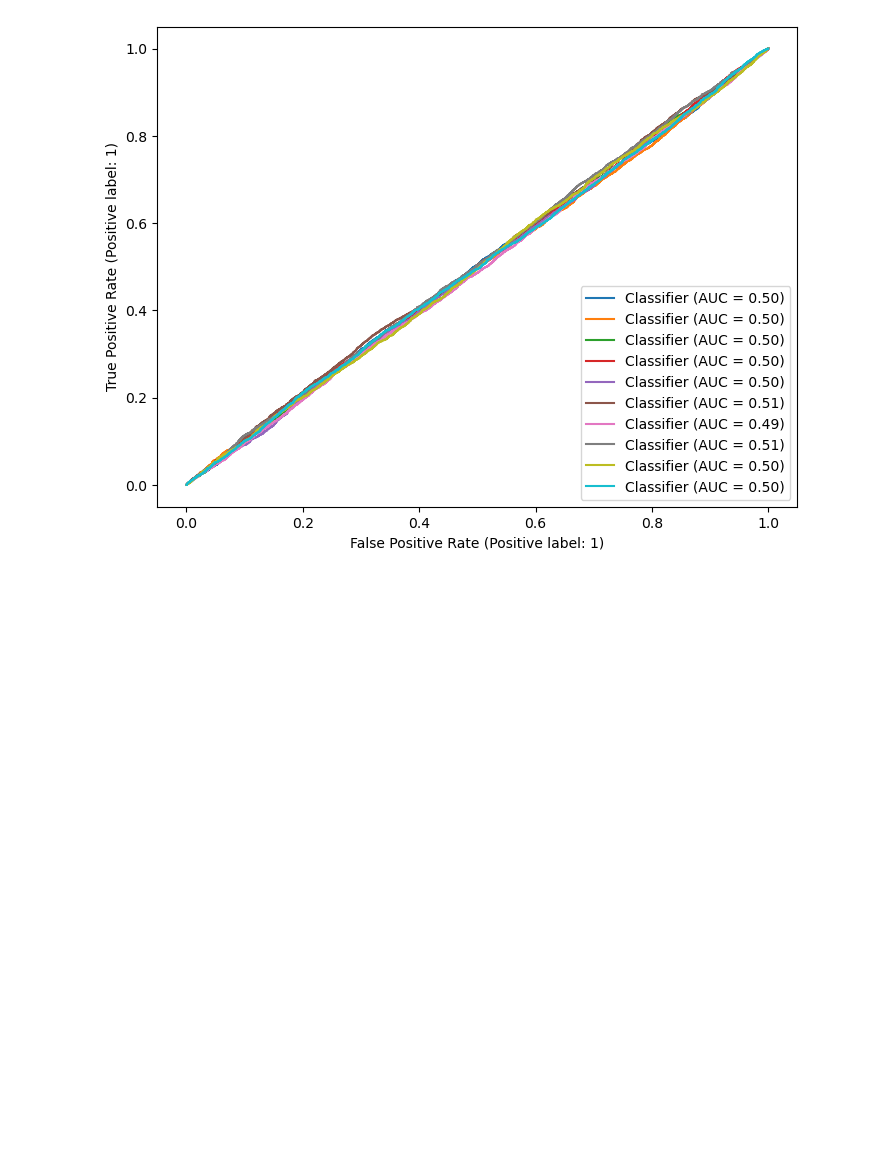
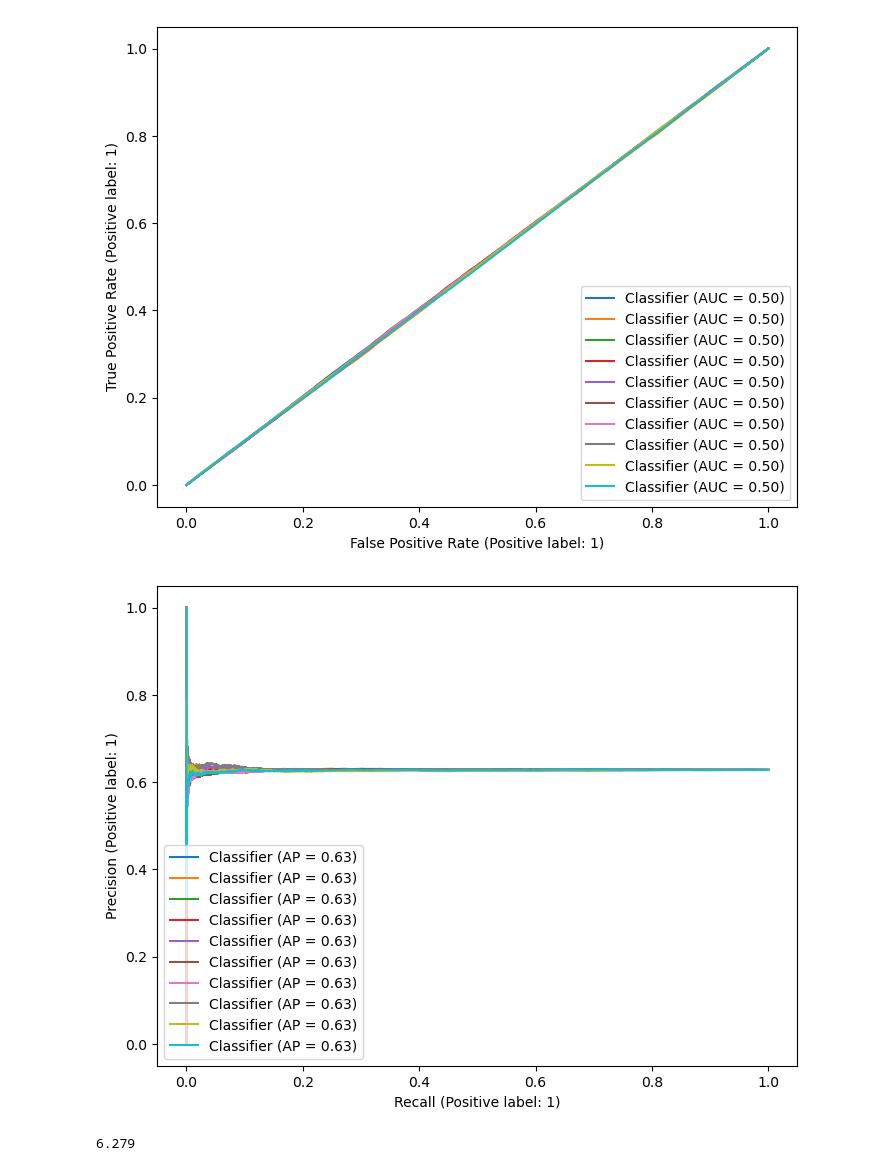
Before and after one commit to meenakshsundaram/AIML, a Jupyter notebook: RandomClassifier/randomclassifier.ipynb, the cells around one changed output. Drawn from its saved outputs; the diff is of its cells as text; code cells hidden in the pictures; blank space fills up the shorter version.

```diff
--- a/RandomClassifier/randomclassifier.ipynb
+++ b/RandomClassifier/randomclassifier.ipynb
@@ -9,8 +9,8 @@ import seaborn as sns
 
 from sklearn import metrics
 # %%
-num_data_points = 20000
-num_positive = np.random.randint(0,num_data_points)
+num_data_points = 200000
+num_positive =  np.random.randint(0,num_data_points)
 num_negative = num_data_points - num_positive
 
 truth = np.ones(num_data_points)
@@ -25,4 +25,18 @@ for trial in range(10):
 plt.show()
 plt.close()
 # %% [output]
-[figure, old version]
+[figure, new version]
+# %%
+fig=plt.figure()
+ax= fig.add_axes([0,0,1,1])
+for trial in range(10):
+    pred = np.random.rand(num_data_points)
+    metrics.PrecisionRecallDisplay.from_predictions(truth,pred,ax=ax)
+plt.show()
+plt.close()
+# %% [output]
+[figure, added]
+# %%
+num_positive/20000
+# %% [output]
+6.279
```
Also changed, not shown: 7 other files.
